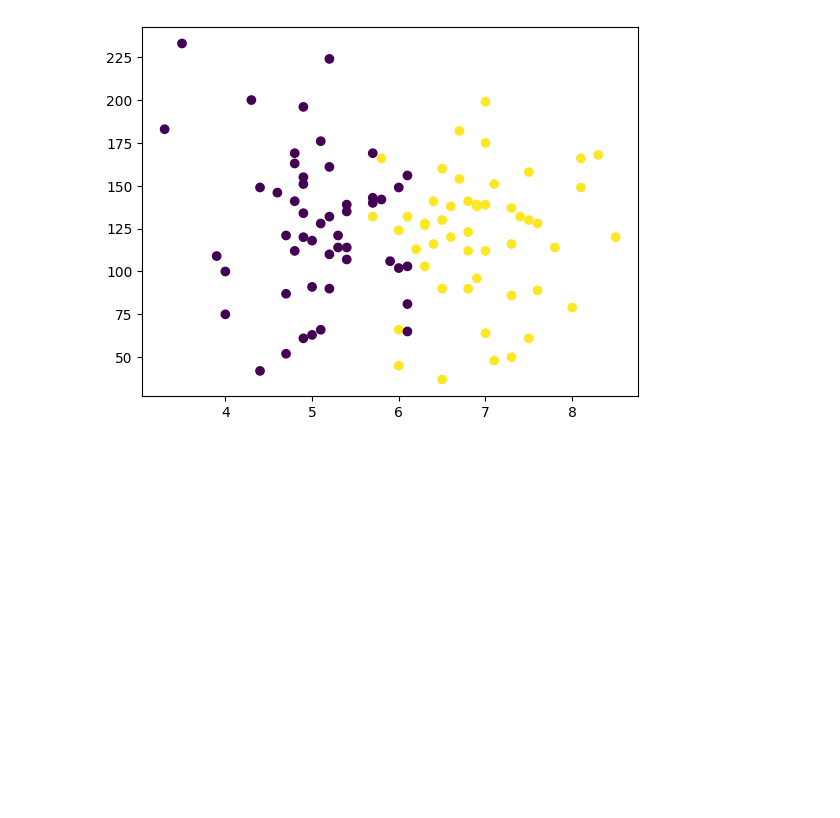
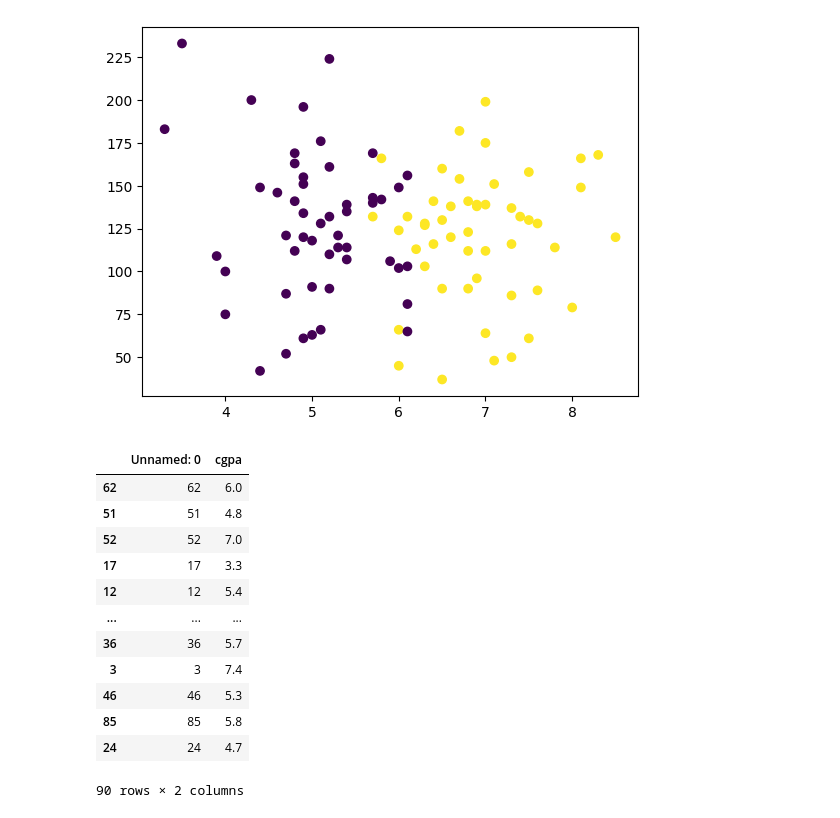
Before and after one commit to mittalsuhani/Numpy-pandas-matplotlib, a Jupyter notebook: project1.ipynb, the cells around one changed output. Drawn from its saved outputs; the diff is of its cells as text; code cells hidden in the pictures; blank space fills up the shorter version.

```diff
--- a/project1.ipynb
+++ b/project1.ipynb
@@ -69,0 +68,21 @@ y=
+# %%
+y=df.iloc[:,-1]
+# %%
+from sklearn.model_selection import train_test_split
+x_train,x_test,y_train,y_test=train_test_split(x,y,test_size=0.1)
+# %%
+x_train
+# %% [output]
+|  | Unnamed: 0 | cgpa |
+| 62 | 62 | 6.0 |
+| 51 | 51 | 4.8 |
+| 52 | 52 | 7.0 |
+| 17 | 17 | 3.3 |
+| 12 | 12 | 5.4 |
+| ... | ... | ... |
+| 36 | 36 | 5.7 |
+| 3 | 3 | 7.4 |
+| 46 | 46 | 5.3 |
+| 85 | 85 | 5.8 |
+| 24 | 24 | 4.7 |
+90 rows × 2 columns
```
Also changed, not shown: parts of 16 cells of this notebook.
